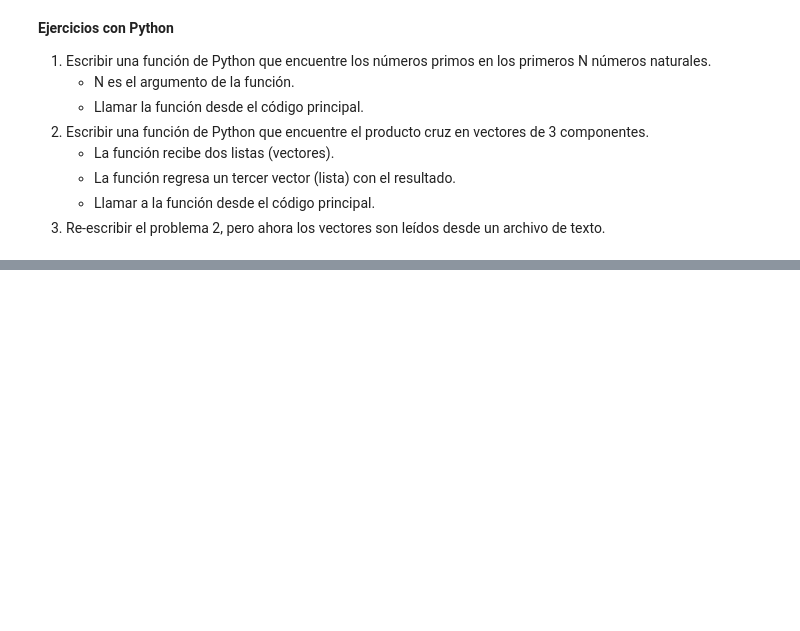
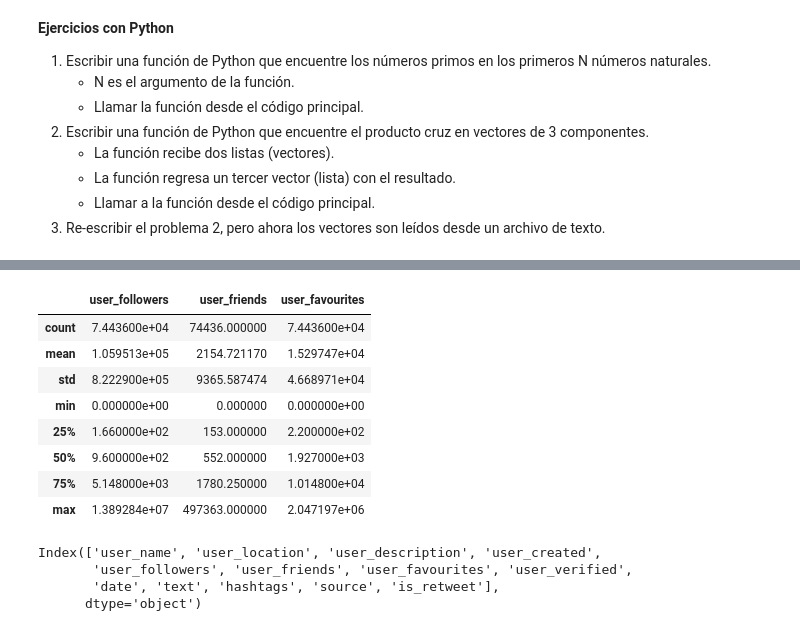
Before and after one commit to Diegorem/retoAnalitica, a Jupyter notebook: ElArteDeLaAnalitica.ipynb, the cells around one changed output, grey strips where cells are left out. Saved outputs shown, nothing was run; the diff lists cells and outputs as text; code cells hidden in the pictures; blank space fills up the shorter version.

```diff
--- a/ElArteDeLaAnalitica.ipynb
+++ b/ElArteDeLaAnalitica.ipynb
@@ -78,0 +189,19 @@ crossProductB()
+# %%
+data2.describe()
+# %% [output]
+|  | user_followers | user_friends | user_favourites |
+| count | 7.443600e+04 | 74436.000000 | 7.443600e+04 |
+| mean | 1.059513e+05 | 2154.721170 | 1.529747e+04 |
+| std | 8.222900e+05 | 9365.587474 | 4.668971e+04 |
+| min | 0.000000e+00 | 0.000000 | 0.000000e+00 |
+| 25% | 1.660000e+02 | 153.000000 | 2.200000e+02 |
+| 50% | 9.600000e+02 | 552.000000 | 1.927000e+03 |
+| 75% | 5.148000e+03 | 1780.250000 | 1.014800e+04 |
+| max | 1.389284e+07 | 497363.000000 | 2.047197e+06 |
+# %%
+data2.columns
+# %% [output]
+Index(['user_name', 'user_location', 'user_description', 'user_created',
+       'user_followers', 'user_friends', 'user_favourites', 'user_verified',
+       'date', 'text', 'hashtags', 'source', 'is_retweet'],
+      dtype='object')
```
Also changed, not shown: parts of 15 cells of this notebook.
